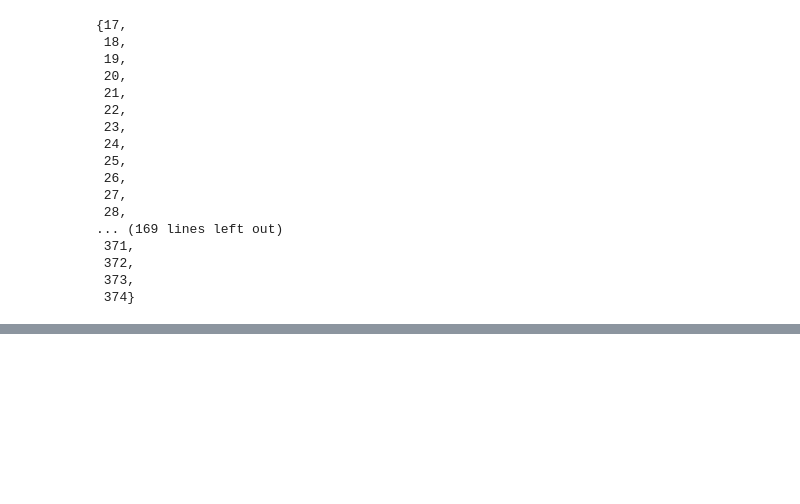
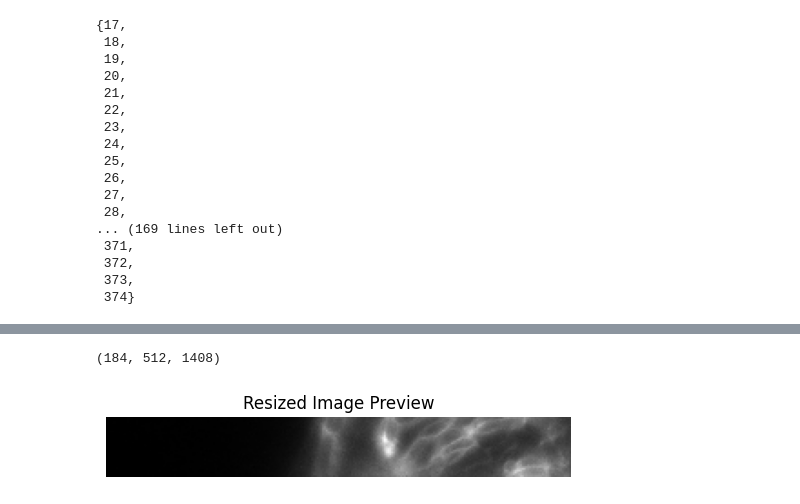
Before and after one commit to Panzax/segmentation_case_study, a Jupyter notebook: notebooks/scratch.ipynb, the cells around one changed output, grey strips where cells are left out. Drawn from its saved outputs; the diff is of its cells as text; code cells hidden in the pictures; blank space fills up the shorter version.

```diff
--- a/notebooks/scratch.ipynb
+++ b/notebooks/scratch.ipynb
@@ -202,0 +401,40 @@ set(volume_ids.tolist())
+# %%
+img = tifffile.imread(real_path)
+img = img[zmin:zmax, ymin:ymax, xmin:xmax]
+print(img.shape)
+# take the middle slice
+# img = img[img.shape[0] // 2]
+# take the middle y slice
+img = img[:, img.shape[1] // 2]
+# Choose a reasonable display size, e.g., 256x256 for 2D, keeping aspect ratio
+target_shape = (256, 256)
+if img.ndim == 2:
+    factor_0 = target_shape[0] / img.shape[0]
+    factor_1 = target_shape[1] / img.shape[1]
+    target_shape = (
+        int(img.shape[0] * min(factor_0, factor_1)),
+        int(img.shape[1] * min(factor_0, factor_1))
+    )
+    img_resized = resize(img, target_shape, order=0, preserve_range=True, anti_aliasing=False).astype(img.dtype)
+elif img.ndim == 3:
+    # For 3D, show the middle slice
+    slice_idx = img.shape[0] // 2
+    img2d = img[slice_idx]
+    factor_0 = target_shape[0] / img2d.shape[0]
+    factor_1 = target_shape[1] / img2d.shape[1]
+    target_shape = (
+        int(img2d.shape[0] * min(factor_0, factor_1)),
+        int(img2d.shape[1] * min(factor_0, factor_1))
+    )
+    img_resized = resize(img2d, target_shape, order=0, preserve_range=True, anti_aliasing=False).astype(img2d.dtype)
+else:
+    img_resized = img  # fallback, no resizing
+
+plt.figure(figsize=(6, 6))
+plt.imshow(img_resized, cmap='gray')
+plt.title("Resized Image Preview")
+plt.axis('off')
+plt.show()
+# %% [output]
+(184, 512, 1408)
+[figure, added]
```
Also changed, not shown: parts of 16 cells of this notebook.
